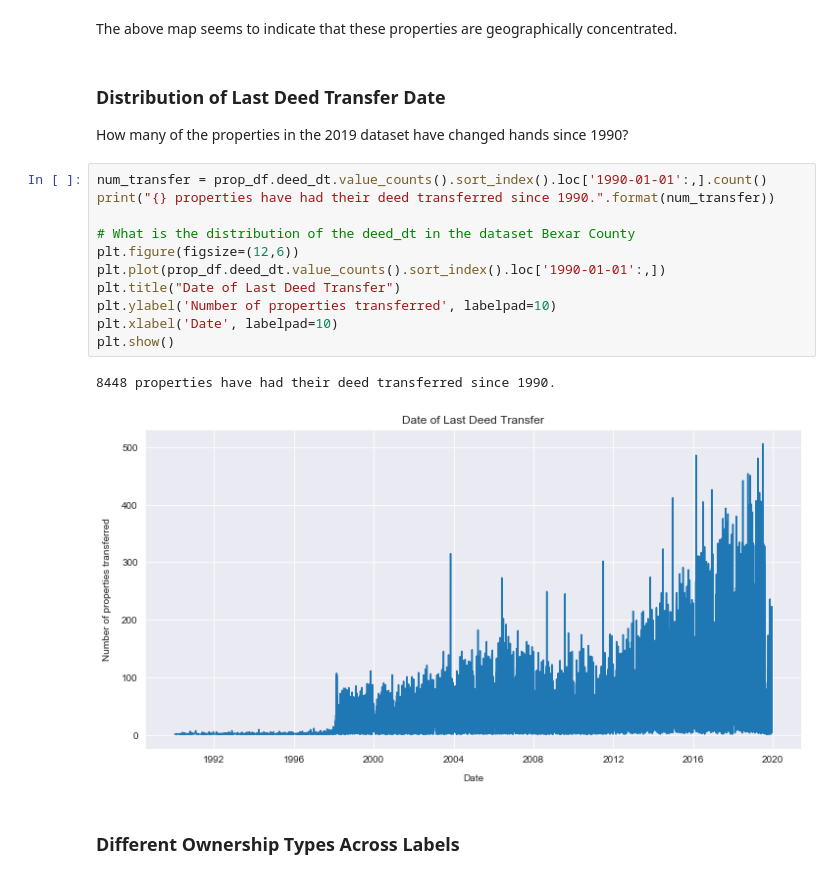
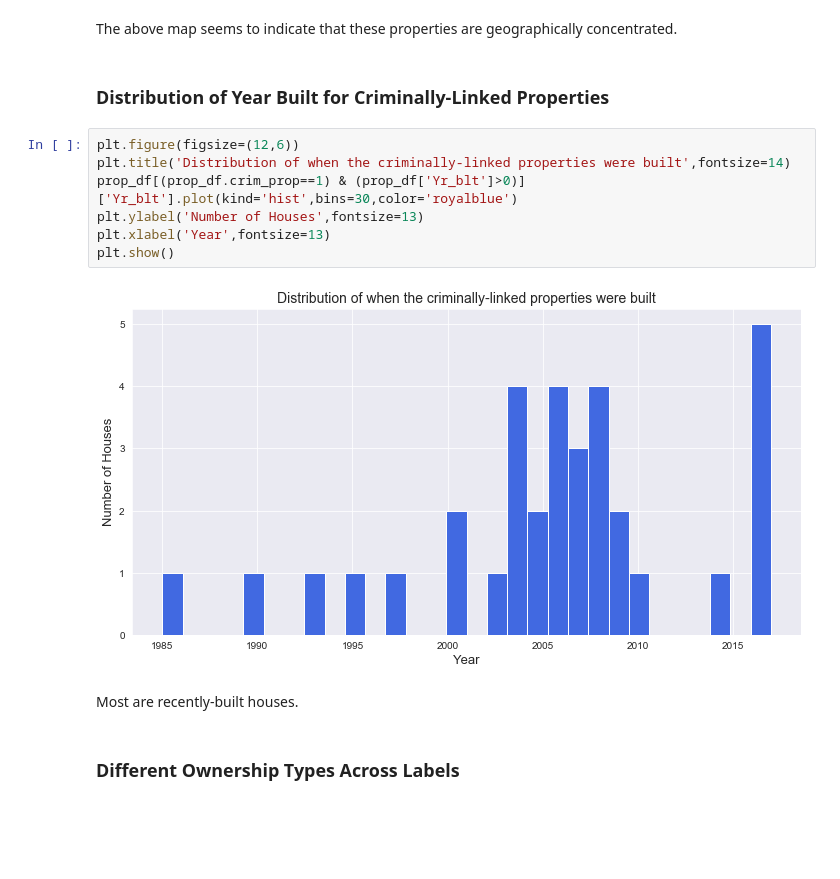
Before and after one commit to mpky/property_project, a Jupyter notebook: notebooks/Bexar_EDA.ipynb, the cells around one changed output. Saved outputs shown, nothing was run; the diff lists cells and outputs as text; blank space fills up the shorter version.

Commit message:
Delete plot of deed transfers; add plot of year built distribution

```diff
--- a/notebooks/Bexar_EDA.ipynb
+++ b/notebooks/Bexar_EDA.ipynb
@@ -111,23 +109,18 @@ if skip == 0:
 # %% [markdown]
 The above map seems to indicate that these properties are geographically concentrated.
-# %% [markdown]
-### Distribution of Last Deed Transfer Date
-
-How many of the properties in the 2019 dataset have changed hands since 1990?
-# %%
-num_transfer = prop_df.deed_dt.value_counts().sort_index().loc['1990-01-01':,].count()
-print("{} properties have had their deed transferred since 1990.".format(num_transfer))
-
-# What is the distribution of the deed_dt in the dataset Bexar County
-plt.figure(figsize=(12,6))
-plt.plot(prop_df.deed_dt.value_counts().sort_index().loc['1990-01-01':,])
-plt.title("Date of Last Deed Transfer")
-plt.ylabel('Number of properties transferred', labelpad=10)
-plt.xlabel('Date', labelpad=10)
-plt.show()
-# %% [output]
-8448 properties have had their deed transferred since 1990.
-[figure, removed]
+# %% [markdown]
+### Distribution of Year Built for Criminally-Linked Properties
+# %%
+plt.figure(figsize=(12,6))
+plt.title('Distribution of when the criminally-linked properties were built',fontsize=14)
+prop_df[(prop_df.crim_prop==1) & (prop_df['Yr_blt']>0)]['Yr_blt'].plot(kind='hist',bins=30,color='royalblue')
+plt.ylabel('Number of Houses',fontsize=13)
+plt.xlabel('Year',fontsize=13)
+plt.show()
+# %% [output]
+[figure, added]
+# %% [markdown]
+Most are recently-built houses.
 # %% [markdown]
 ### Different Ownership Types Across Labels
 # %%
```
Also changed, not shown: parts of 2 cells of this notebook.
